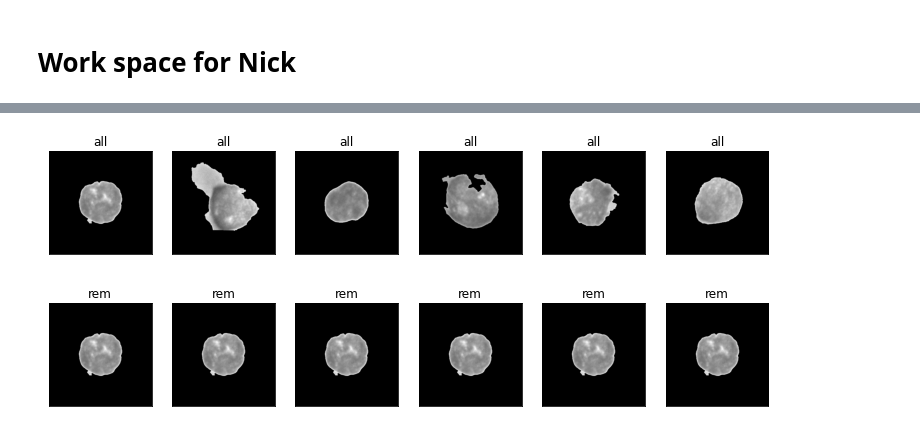
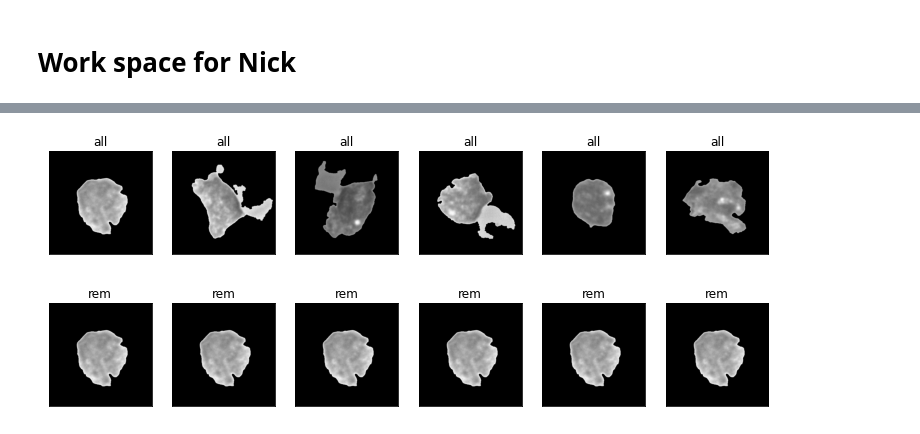
Before and after one commit to stevenjohnlarsen/Brain-Cells, a Jupyter notebook: Nicks-work.ipynb, the cells around one changed output, grey strips where cells are left out. Cells and saved outputs as stored; diff of their text form; code cells hidden in the pictures.

```diff
--- a/Nicks-work.ipynb
+++ b/Nicks-work.ipynb
@@ -5,6 +5,12 @@ from PIL import Image
 from os import listdir
 import numpy as np
 from matplotlib import pyplot as plt
+from skimage.feature import daisy
+from sklearn.metrics.pairwise import pairwise_distances
+import copy
+from ipywidgets import fixed
+from ipywidgets import widgets  # make this interactive!
+from skimage.io import imshow
 
 
 def gray_sacle(data):
@@ -28,11 +34,11 @@ def read_images(directories, verb = False):
             X.append(data)
             y.append([1])
 
-        direct_rem = f"{direct}\\rem"
-        for file in listdir(direct_all):
+        direct_hem = f"{direct}\\hem"
+        for file in listdir(direct_hem):
             if verb:
                 print(f"Reading file: {file}")
-            image = Image.open(f"{direct_all}\\{file}")
+            image = Image.open(f"{direct_hem}\\{file}")
             data = np.asarray(image)
             data = gray_sacle(data)
             data = data.ravel()
@@ -54,10 +60,10 @@ def plot_gallery(images, titles, h, w, n_row=3, n_col=6):
 # %%
 %%time
 dirs = [
-    #r'..\archive\C-NMC_Leukemia\training_data\fold_0',
+    r'..\archive\C-NMC_Leukemia\training_data\fold_0',
     #r'..\archive\C-NMC_Leukemia\training_data\fold_1',
     #r'..\archive\C-NMC_Leukemia\training_data\fold_2'
-    r'..\archive\C-NMC_Leukemia\training_data\fold_small'
+    #r'..\archive\C-NMC_Leukemia\training_data\fold_small'
 ]
 X, y = read_images(dirs, verb=False)
 print(X.shape)
@@ -67,4 +73,5 @@ Wall time: 532 ms
 # %%
-plot_gallery(X[np.where(y==0)[0]], ['all' for i in range(len(X))], h=450, w=450, n_row=1, n_col=6)
-plot_gallery(X[np.where(y==0)[1]], ['rem' for i in range(len(X))], h=450, w=450, n_row=1, n_col=6)
+%%time
+plot_gallery(X[np.where(y==1)[0]], ['all' for i in range(6)], h=450, w=450, n_row=1, n_col=6)
+plot_gallery(X[np.where(y==0)[1]], ['rem' for i in range(6)], h=450, w=450, n_row=1, n_col=6)
 # %% [output]
@@ -71,2 +79,2 @@ plot_gallery(X[np.where(y==0)[1]], ['rem' for i in range(len(X))], h=450, w=450,
-[figure, old version]
+[figure, new version]
-[figure, old version]
+[figure, new version]
```
Also changed, not shown: parts of 11 cells of this notebook.
